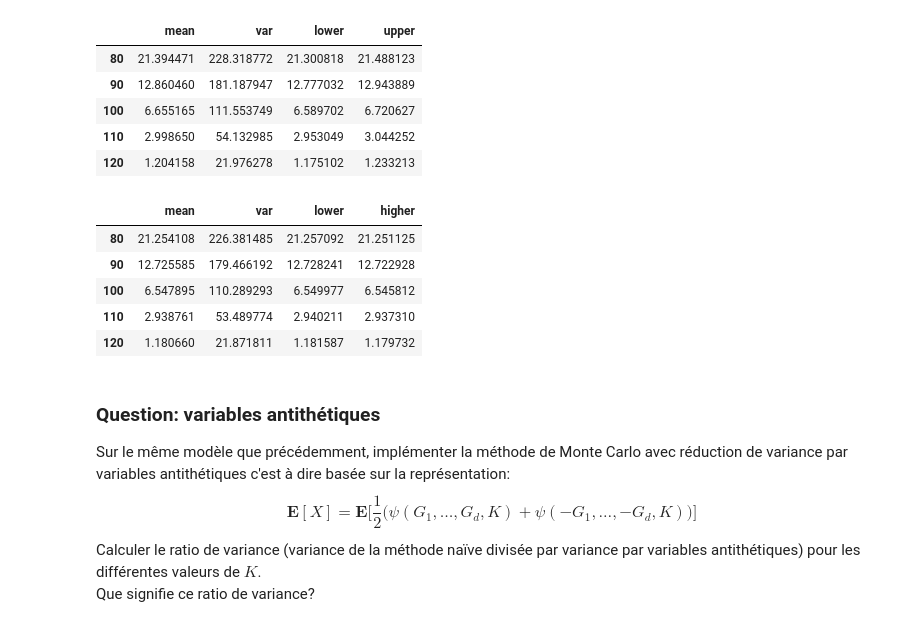
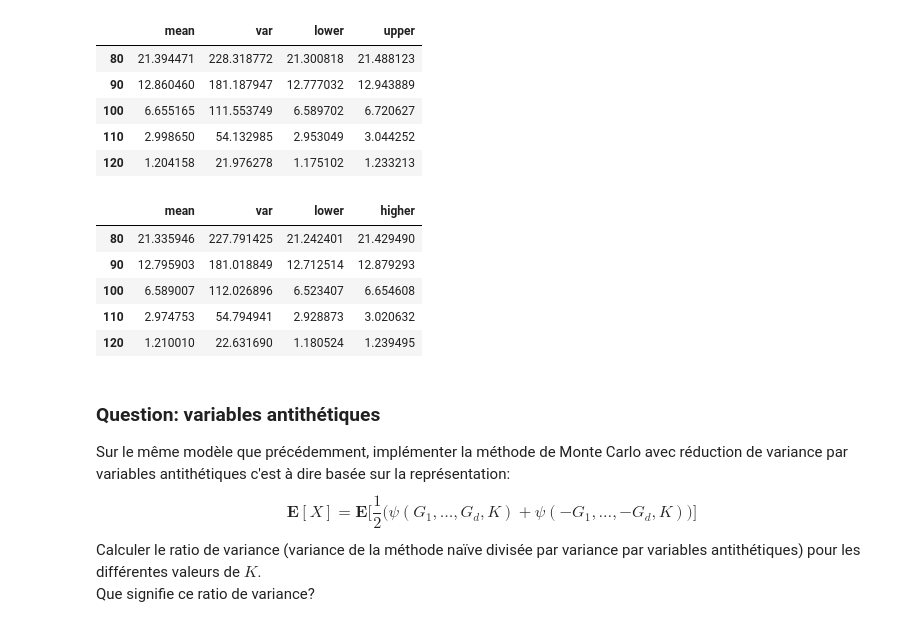
Before and after one commit to PolTibau/Probabilit-s-num-riques, a Jupyter notebook: TP/TP3 Sujet.ipynb, the cells around one changed output. Drawn from its saved outputs; the diff is of its cells as text; code cells hidden in the pictures.

```diff
--- a/TP/TP3 Sujet.ipynb
+++ b/TP/TP3 Sujet.ipynb
@@ -155,4 +155,12 @@ Ecrire une fonction `monte_carlo(sample, proba=0.95)` qui à partir d'un échant
 - la moyenne de l'estimateur Monte Carlo de $I = \mathbf{E}[X]$,
 - l'estimateur de la variance asymptotique apparaissant dans le TCL,
 - les bornes inférieures et supérieures de l'intervale de confiance de niveau de probabilité `proba`.
+# %%
+def monte_carlo3(sample, proba=0.95):
+    est = sample.mean()
+    sigma2 = np.var(sample,ddof=1)
+    alpha = 1-proba
+    ic_up = est+np.sqrt(sigma2/len(sample))*stats.norm.ppf(1-alpha/2)
+    ic_down = est-np.sqrt(sigma2/len(sample))*stats.norm.ppf(1-alpha/2)
+    return est, sigma2, ic_down, ic_up
 # %%
@@ -331,28 +344,28 @@ df
 # %%
 n = 100000
 d = 10
 K = [80,90,100,110,120]
 
 def psi(G,K):
     est = np.maximum(np.mean(phi(G),axis=0)-K,0)
     return est
 
-
+#np.random.seed(42)
 G = stats.norm.rvs(size=(d,n),random_state=rng)
 result = []
 for k in K:
-    result.append(monte_carlo(psi(G,k)))
+    result.append(monte_carlo3(psi(G,k)))
     #investigar quan era que append concatenava els indexos deixant una sola dimensió
 
 df = pd.DataFrame(result, columns=["mean", "var", "lower", "higher"], index=K)
 df
 # %% [output]
 |  | mean | var | lower | higher |
-| 80 | 21.254108 | 226.381485 | 21.257092 | 21.251125 |
-| 90 | 12.725585 | 179.466192 | 12.728241 | 12.722928 |
-| 100 | 6.547895 | 110.289293 | 6.549977 | 6.545812 |
-| 110 | 2.938761 | 53.489774 | 2.940211 | 2.937310 |
-| 120 | 1.180660 | 21.871811 | 1.181587 | 1.179732 |
+| 80 | 21.335946 | 227.791425 | 21.242401 | 21.429490 |
+| 90 | 12.795903 | 181.018849 | 12.712514 | 12.879293 |
+| 100 | 6.589007 | 112.026896 | 6.523407 | 6.654608 |
+| 110 | 2.974753 | 54.794941 | 2.928873 | 3.020632 |
+| 120 | 1.210010 | 22.631690 | 1.180524 | 1.239495 |
 # %% [markdown]
 ### Question: variables antithétiques
 
```
Also changed, not shown: parts of 17 cells of this notebook, 1 other file.
